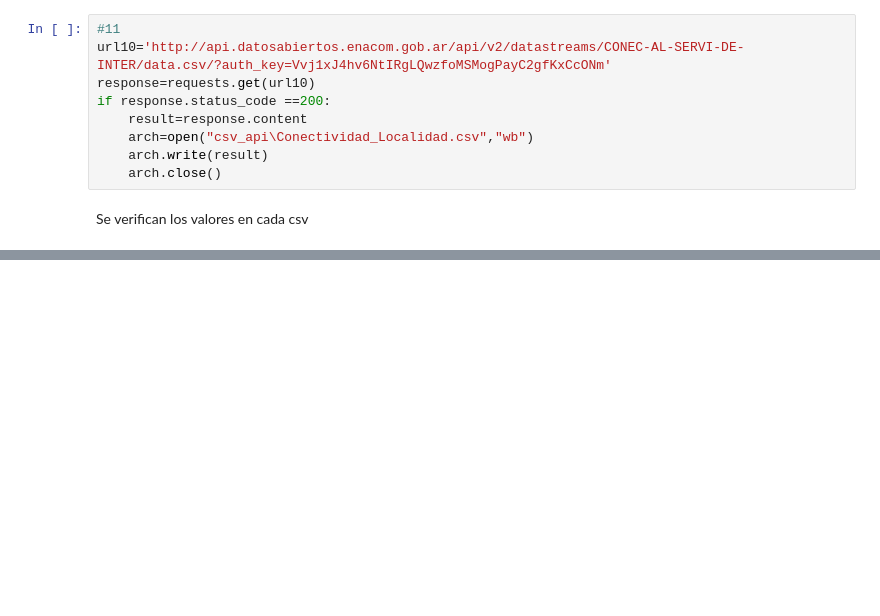
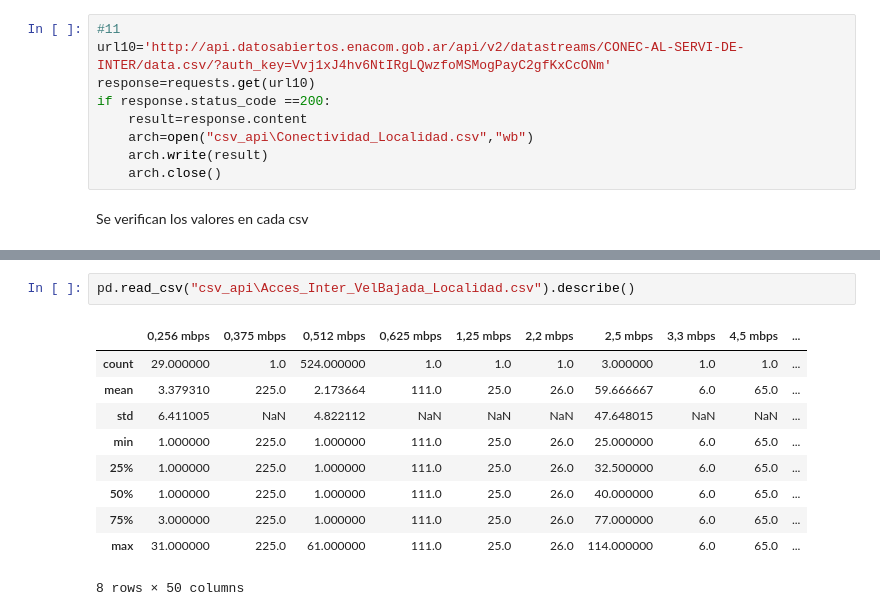
Before and after one commit to A-Lasso/Proyecto_Individual2, a Jupyter notebook: cargar_csvs.ipynb, the cells around one changed output, grey strips where cells are left out. Drawn from its saved outputs; the diff is of its cells as text; blank space fills up the shorter version.

```diff
--- a/cargar_csvs.ipynb
+++ b/cargar_csvs.ipynb
@@ -313,0 +538,13 @@ pd.read_csv("csv_api\Conectividad_Localidad.csv")
+# %%
+pd.read_csv("csv_api\Acces_Inter_VelBajada_Localidad.csv").describe()
+# %% [output]
+|  | 0,256 mbps | 0,375 mbps | 0,512 mbps | 0,625 mbps | 1,25 mbps | 2,2 mbps | 2,5 mbps | 3,3 mbps | 4,5 mbps | ... |
+| count | 29.000000 | 1.0 | 524.000000 | 1.0 | 1.0 | 1.0 | 3.000000 | 1.0 | 1.0 | ... |
+| mean | 3.379310 | 225.0 | 2.173664 | 111.0 | 25.0 | 26.0 | 59.666667 | 6.0 | 65.0 | ... |
+| std | 6.411005 | NaN | 4.822112 | NaN | NaN | NaN | 47.648015 | NaN | NaN | ... |
+| min | 1.000000 | 225.0 | 1.000000 | 111.0 | 25.0 | 26.0 | 25.000000 | 6.0 | 65.0 | ... |
+| 25% | 1.000000 | 225.0 | 1.000000 | 111.0 | 25.0 | 26.0 | 32.500000 | 6.0 | 65.0 | ... |
+| 50% | 1.000000 | 225.0 | 1.000000 | 111.0 | 25.0 | 26.0 | 40.000000 | 6.0 | 65.0 | ... |
+| 75% | 3.000000 | 225.0 | 1.000000 | 111.0 | 25.0 | 26.0 | 77.000000 | 6.0 | 65.0 | ... |
+| max | 31.000000 | 225.0 | 61.000000 | 111.0 | 25.0 | 26.0 | 114.000000 | 6.0 | 65.0 | ... |
+8 rows × 50 columns
```
Also changed, not shown: parts of 66 cells of this notebook, 1 other file.
